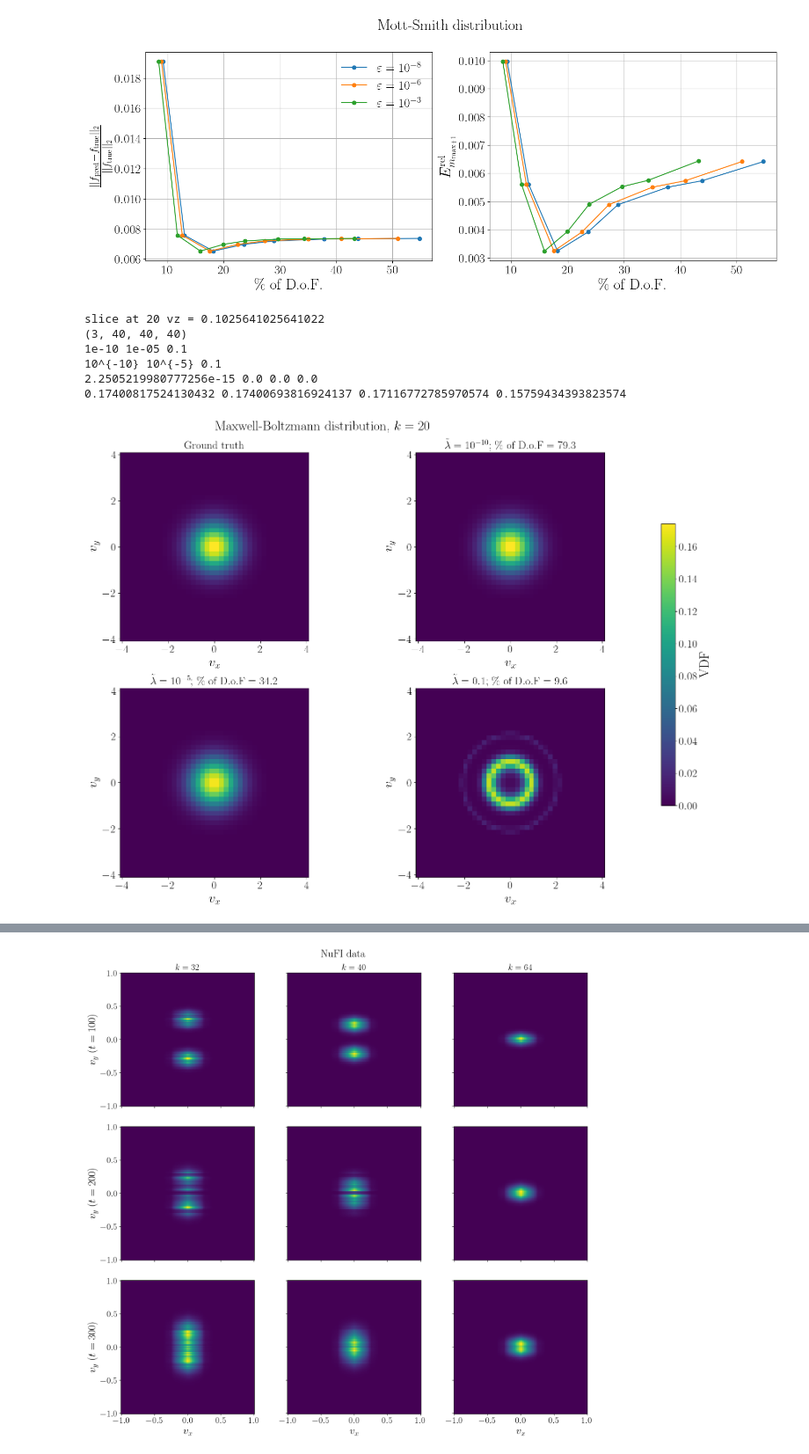
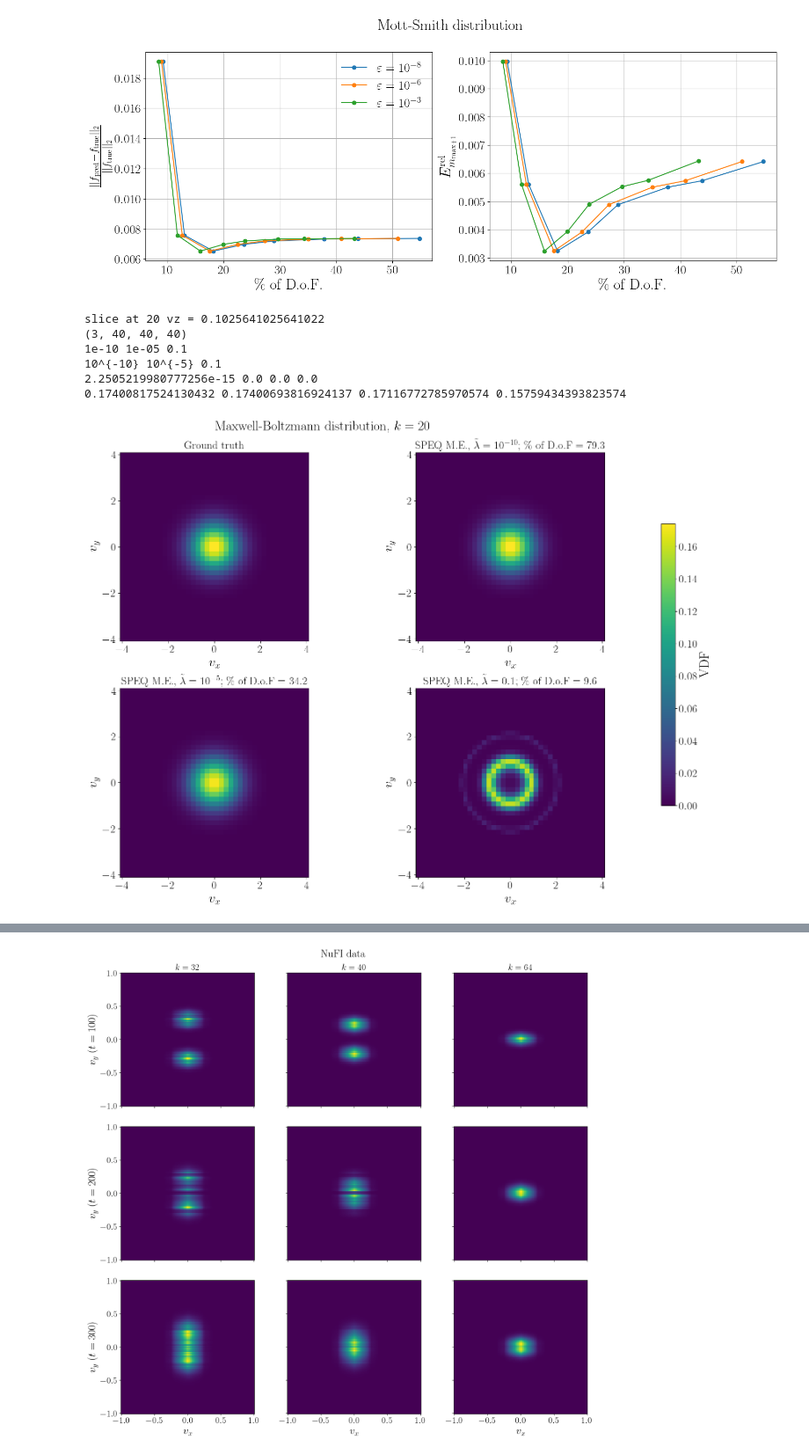
Before and after one commit to ACoM-RWTH/SPEcQK.jl, a Jupyter notebook: simulations/paper_2026_sparse_and_lowrank/plotting.ipynb, the cells around one changed output, grey strips where cells are left out. Shown at 88% size. Saved outputs shown, nothing was run; the diff lists cells and outputs as text; code cells hidden in the pictures.

```diff
--- a/simulations/paper_2026_sparse_and_lowrank/plotting.ipynb
+++ b/simulations/paper_2026_sparse_and_lowrank/plotting.ipynb
@@ -6,12 +7,17 @@ from pathlib import Path
 # %%
-notebook_dir = Path().resolve().parent.parent
+notebook_root_dir = Path().resolve().parent.parent
 
 # Create the 'plots' directory if it doesn't exist
-path_to_plots_dir = notebook_dir / "plots"
+path_to_plots_dir = notebook_root_dir / "plots"
 path_to_plots_dir.mkdir(exist_ok=True)
 
-# where output data is stored
-path_to_output_dir = notebook_dir / "output"
+# where SPEQcK.jl output data is stored
+path_to_output_dir = notebook_root_dir / "output"
+
+# where low-rank data is stored
+path_to_lowrank_dir = notebook_root_dir / "output/lowrank_data"
+
+plot_low_rank = True
 # %%
 label_size = 24
 
@@ -215,7 +286,7 @@ Total sum of |M_next| = 42389.414199063736
 [figure]
 # %%
 lambda_values_dict = {
-    0.0: "-8",
+    0.0: "0",
     1e-10: "10^{-10}",
     1e-8: "10^{-8}",
     1e-7: "10^{-7}",
@@ -225,7 +296,7 @@ lambda_values_dict = {
     1e-3: "10^{-3}",
     1e-2: "10^{-2}",
     1e-1: "0.1",
-    1.0: "0",
+    1.0: "1",
     10.0: "10",
     100.0: "100",
 }
@@ -315,11 +451,11 @@ def plot_vdf(path_to_dir, output_path, vdf_name, figlabel, prefix, n_v, m1, slic
 # %%
 kslice = 20
-plot_vdf(path_to_output_dir, path_to_plots_dir, "Maxwell_Boltzmann", f"Maxwell-Boltzmann distribution, $k={kslice}$", "", 40, 6, kslice, [1,4,-2])
+plot_vdf(path_to_output_dir, path_to_plots_dir, "Maxwell_Boltzmann", f"Maxwell-Boltzmann distribution, $k={kslice}$", "SPEQ M.E., ", 40, 6, kslice, [1,4,-2])
 # %% [output]
 slice at 20 vz = 0.1025641025641022
 (3, 40, 40, 40)
 1e-10 1e-05 0.1
 10^{-10} 10^{-5} 0.1
 2.2505219980777256e-15 0.0 0.0 0.0
 0.17400817524130432 0.17400693816924137 0.17116772785970574 0.15759434393823574
-[figure, old version]
+[figure, new version]
```
Also changed, not shown: parts of 21 cells of this notebook.
